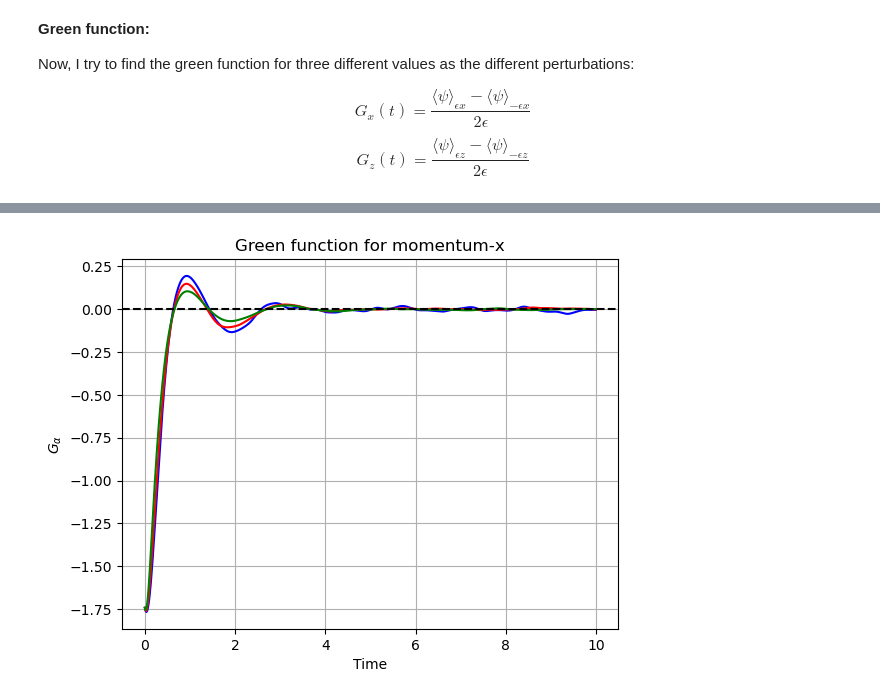
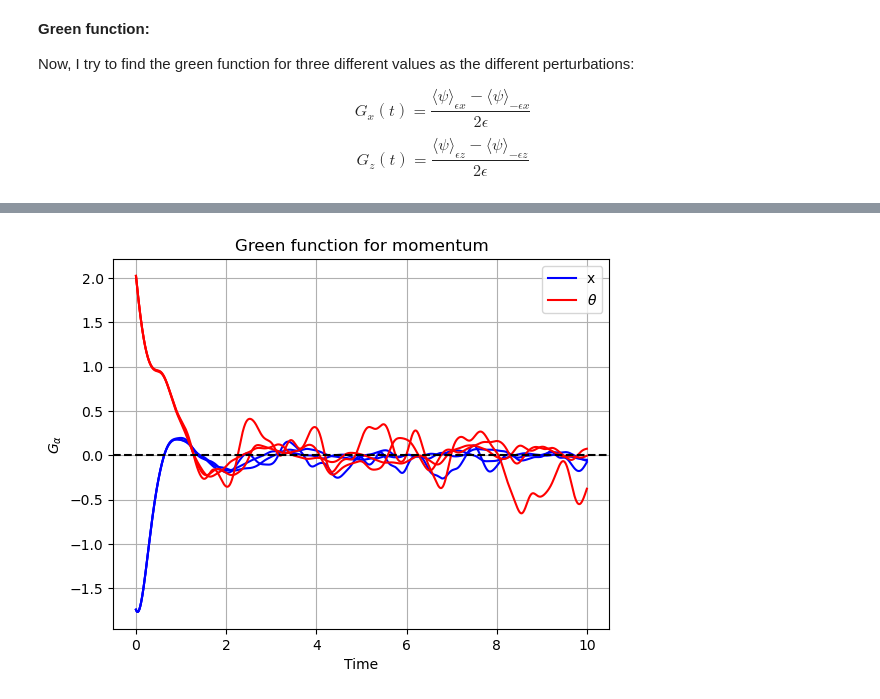
Before and after one commit to SarahYousefi240/L96-2V, a Jupyter notebook: Lorents_96_improved_2v.ipynb, the cells around one changed output, grey strips where cells are left out. Drawn from its saved outputs; the diff is of its cells as text; code cells hidden in the pictures.

```diff
--- a/Lorents_96_improved_2v.ipynb
+++ b/Lorents_96_improved_2v.ipynb
@@ -764,9 +764,9 @@ relaxation1_cross_list = []
 relaxation2_cross_list = []
 relaxation3_cross_list = []
 
-eps1 = 0.2
-eps2 = 0.5
-eps3 = 0.8
+eps1 = 0.02
+eps2 = 0.05
+eps3 = 0.08
 
 for i in range(M):
     xi = unperturbed_sample_x[i, :]
@@ -985,9 +985,9 @@ relaxation2_cross_list = []
 relaxation3_cross_list = []
 
 
-eps1 = 0.2
-eps2 = 0.5
-eps3 = 0.8
+eps1 = 0.02
+eps2 = 0.05
+eps3 = 0.08
 
 for i in range(M):
     xi = unperturbed_sample_x[i, :]
@@ -1634,6 +1634,9 @@ relaxation1_cross_list = []
 relaxation2_cross_list = []
 relaxation3_cross_list = []
 
+eps1 = 0.02
+eps2 = 0.05
+eps3 = 0.08
 
 for i in range(M):
     xi = unperturbed_sample_x[i, :]
@@ -1852,6 +1855,9 @@ relaxation2_cross_list = []
 relaxation3_cross_list = []
 
 
+eps1 = 0.02
+eps2 = 0.05
+eps3 = 0.08
 
 for i in range(M):
     xi = unperturbed_sample_x[i, :]
@@ -2373,6 +2323,11 @@ plt.show()
 # %%
 #Green function
 # Considering the perturbation on alpha
+
+
+eps1 = 0.02
+eps2 = 0.05
+eps3 = 0.08
 
 G_mom_1x_a = (mean_response_1_xa - mean_response_1_xam)/ (2 * eps1)
 G_mom_2x_a = (mean_response_2_xa - mean_response_2_xam)/ (2 * eps2)
@@ -2397,79 +2352,58 @@ G_cross_3a = (mean_cross_response3a - mean_cross_response3ma)/ (2 * eps3)
 time_relax = np.arange(0, 10, dt)
 
 fig, ax = plt.subplots()
-ax.plot(time_relax, G_mom_1x_a, color='blue')
-ax.plot(time_relax, G_mom_2x_a, color='red')
-ax.plot(time_relax, G_mom_3x_a, color='green')
-ax.set_xlabel("Time")
-ax.set_ylabel(r"$G_\alpha$")
-ax.set_title("Green function for momentum-x")
+ax.plot(time_relax, G_mom_1x_a, label='x', color='blue')
+ax.plot(time_relax, G_mom_2x_a, color='blue')
+ax.plot(time_relax, G_mom_3x_a, color='blue')
 
-ax.axhline(0, color='black', linestyle='--')
-ax.grid()
-
-plt.show()
-
-time_relax = np.arange(0, 10, dt)
-
-fig, ax = plt.subplots()
-ax.plot(time_relax, G_mom_1z_a, color='blue')
+ax.plot(time_relax, G_mom_1z_a, label='$\\theta$', color='red')
 ax.plot(time_relax, G_mom_2z_a, color='red')
-ax.plot(time_relax, G_mom_3z_a, color='green')
+ax.plot(time_relax, G_mom_3z_a, color='red')
 
 ax.set_xlabel("Time")
 ax.set_ylabel(r"$G_\alpha$")
-ax.set_title("Green function for momentum-$\\theta$")
-
-ax.axhline(0, color='black', linestyle='--')
-ax.grid()
-
-plt.show()
-
-fig, ax = plt.subplots()
-
-ax.plot(time_relax, G_energy_1x_a, label='x1', color='blue')
-ax.plot(time_relax, G_energy_2x_a, label='x2', color='red')
-ax.plot(time_relax, G_energy_3x_a, label='x3', color='green')
-ax.set_xlabel("Time")
-ax.set_ylabel(r"$G_\alpha$")
-ax.set_title("Green function for energy-x")
+ax.set_title("Green function for momentum")
 
 ax.axhline(0, color='black', linestyle='--')
 ax.legend()
 ax.grid()
 
 plt.show()
 
 fig, ax = plt.subplots()
 
-ax.plot(time_relax, G_energy_1z_a, label='$\\theta$ 1', color='blue')
-ax.plot(time_relax, G_energy_2z_a, label='$\\theta$ 2', color='red')
-ax.plot(time_relax, G_energy_3z_a, label='$\\theta$ 3', color='green')
+ax.plot(time_relax, G_energy_1x_a, label='x', color='blue')
+ax.plot(time_relax, G_energy_2x_a, color='blue')
+ax.plot(time_relax, G_energy_3x_a, color='blue')
+
+ax.plot(time_relax, G_energy_1z_a, label='$\\theta$ ', color='red')
+ax.plot(time_relax, G_energy_2z_a, color='red')
+ax.plot(time_relax, G_energy_3z_a, color='red')
 
 ax.set_xlabel("Time")
 ax.set_ylabel(r"$G_\alpha$")
-ax.set_title("Green function for energy-$\\theta$")
+ax.set_title("Green function for energy")
 
 ax.axhline(0, color='black', linestyle='--')
 ax.legend()
 ax.grid()
 
 plt.show()
 
 fig, ax = plt.subplots()
 
-ax.plot(time_relax, G_cross_1a, label='$x1\\theta$ 1', color='blue')
-ax.plot(time_relax, G_cross_2a, label='$x2\\theta$ 2', color='red')
-ax.plot(time_relax, G_cross_3a, label='$x3\\theta$ 3', color='green')
+ax.plot(time_relax, G_cross_1a, label='$\\epsilon$ 1', color='blue')
+ax.plot(time_relax, G_cross_2a, label='$\\epsilon$ 2', color='red')
+ax.plot(time_relax, G_cross_3a, label='$\\epsilon$ 3', color='green')
 
 ax.set_xlabel("Time")
 ax.set_ylabel(r"$G_\alpha$")
 ax.set_title("Green function for cross correlation")
 
 ax.axhline(0, color='black', linestyle='--')
 ax.legend()
 ax.grid()
 
 plt.show()
 # %% [output]
-[figure, old version]
+[figure, new version]
```
Also changed, not shown: parts of 19 cells of this notebook.
